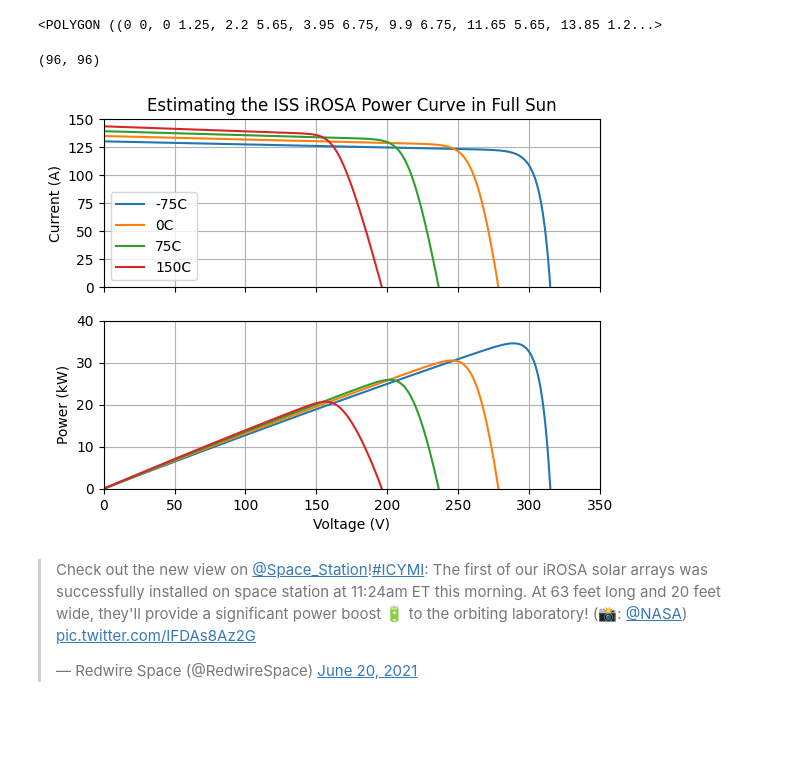
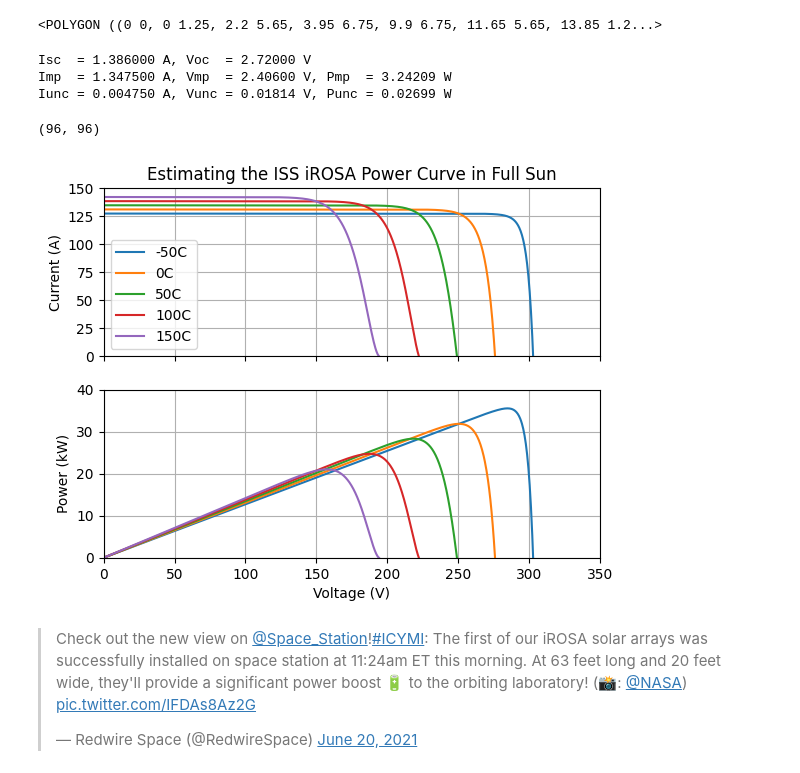
Before and after one commit to amosborne/solarcell, a Jupyter notebook: examples/shading.ipynb, the cells around one changed output. Drawn from its saved outputs; the diff is of its cells as text; code cells hidden in the pictures; blank space fills up the shorter version.

```diff
--- a/examples/shading.ipynb
+++ b/examples/shading.ipynb
@@ -34,15 +34,20 @@ polygon
 77
 <POLYGON ((0 0, 0 1.25, 2.2 5.65, 3.95 6.75, 9.9 6.75, 11.65 5.65, 13.85 1.2...>
 # %%
-solarcell.rss = 0.07
-
 spectrolab_xtj = solarcell(
     isc=(0.018 * area, 10e-6 * area),
     voc=(2.72, -0.0056),
     imp=(0.0175 * area, 5e-6 * area),
     vmp=(2.406, -0.0063),
+    area=area,
     t=28,
 )  # parameters taken from the datasheet
+# %%
+spectrolab_xtj
+# %% [output]
+Isc  = 1.386000 A, Voc  = 2.72000 V
+Imp  = 1.347500 A, Vmp  = 2.40600 V, Pmp  = 3.24209 W
+Iunc = 0.004750 A, Vunc = 0.01814 V, Punc = 0.02699 W
 # %%
 ntot = 8 * 6 * 32 * 6  # total number of cells per iROSA
 nseries = 8 * 12  # number of cells in series per string
@@ -54,22 +59,22 @@ size
 # %%
 fig, (ax0, ax1) = plt.subplots(nrows=2, sharex=True)
 
-for temp in np.linspace(-75, 150, 4):
+for temp in np.linspace(-50, 150, 5):
     t = np.full(size, temp)
     g = np.full(size, 1)
     array = spectrolab_xtj.array(t, g)
     v = np.linspace(0, array.voc, 1000)
     ax0.plot(v, array.iv(v), label="{:0.0f}C".format(temp))
     ax1.plot(v, array.pv(v) / 1000)
 
 ax0.set_xlim([0, 350]), ax1.set_xlabel("Voltage (V)")
 ax0.set_ylim([0, 150]), ax0.set_ylabel("Current (A)")
 ax1.set_ylim([0, 40]), ax1.set_ylabel("Power (kW)")
 ax0.set_title("Estimating the ISS iROSA Power Curve in Full Sun")
 ax0.grid(), ax1.grid()
 _ = ax0.legend()
 # %% [output]
-[figure, old version]
+[figure, new version]
 # %% [markdown]
 <blockquote class="twitter-tweet"><p lang="en" dir="ltr">Check out the new view on <a href="https://twitter.com/Space_Station?ref_src=twsrc%5Etfw">@Space_Station</a>!<a href="https://twitter.com/hashtag/ICYMI?src=hash&amp;ref_src=twsrc%5Etfw">#ICYMI</a>: The first of our iROSA solar arrays was successfully installed on space station at 11:24am ET this morning. At 63 feet long and 20 feet wide, they&#39;ll provide a significant power boost 🔋 to the orbiting laboratory! (📸: <a href="https://twitter.com/NASA?ref_src=twsrc%5Etfw">@NASA</a>) <a href="https://t.co/IFDAs8Az2G">pic.twitter.com/IFDAs8Az2G</a></p>&mdash; Redwire Space (@RedwireSpace) <a href="https://twitter.com/RedwireSpace/status/1406680770782109697?ref_src=twsrc%5Etfw">June 20, 2021</a></blockquote> <script async src="https://platform.twitter.com/widgets.js" charset="utf-8"></script>
 # %%
```
Also changed, not shown: parts of 3 cells of this notebook, 2 other files.
